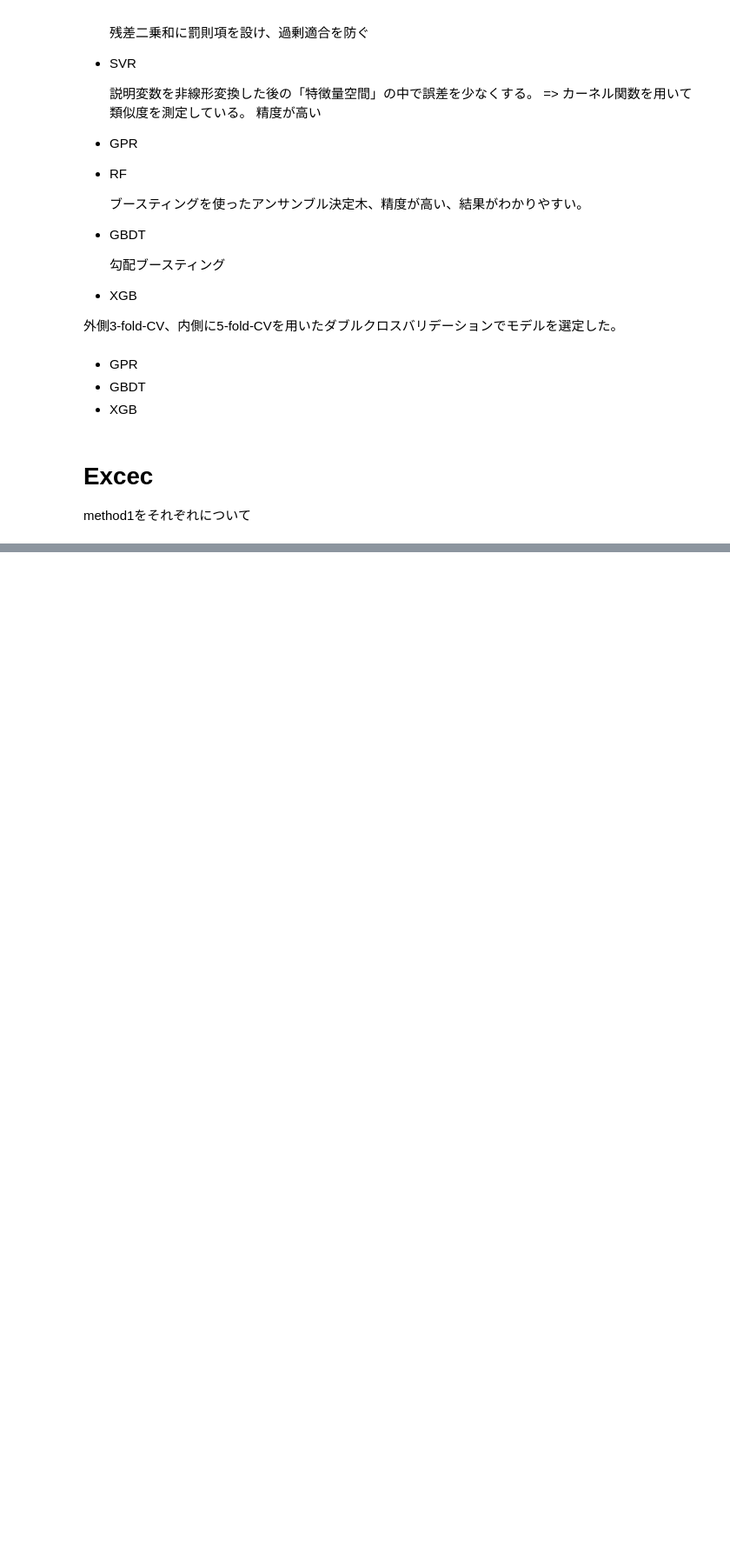
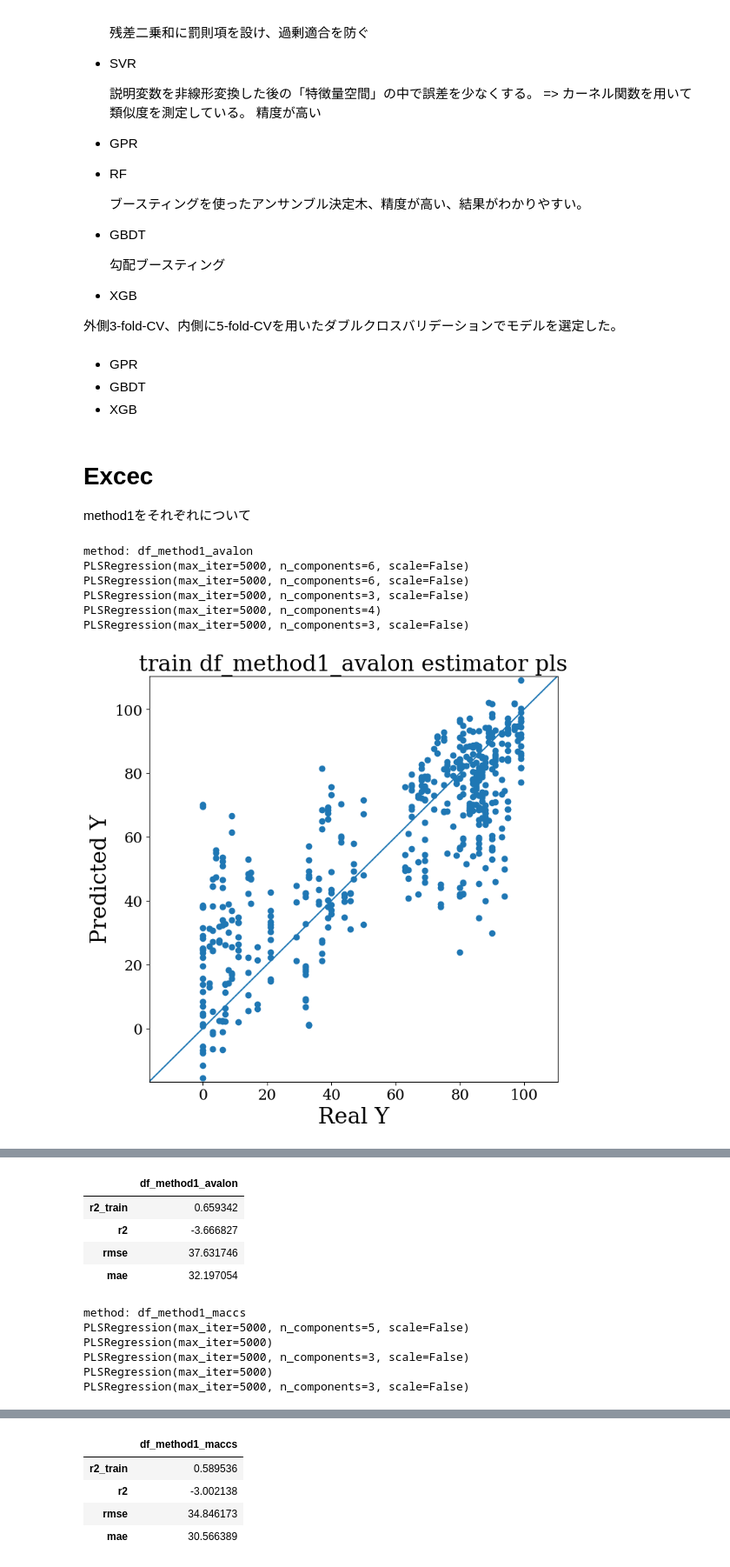
Before and after one commit to wwwyo/lab, a Jupyter notebook: exec_predict.ipynb, the cells around one changed output, grey strips where cells are left out. Shown at 87% size. Cells and saved outputs as stored; diff of their text form; code cells hidden in the pictures; blank space fills up the shorter version.

Commit message:
add: method2

```diff
--- a/exec_predict.ipynb
+++ b/exec_predict.ipynb
@@ -262,25 +262,46 @@ def exec_pls_easy():
 # Excec
 method1をそれぞれについて
 # %%
-df_method1_avalon = pd.read_csv('./data/method1/avalon.csv', index_col=0)
-df_method1_maccs = pd.read_csv('./data/method1/maccs.csv', index_col=0)
-df_method1_minhash = pd.read_csv('./data/method1/minhash.csv', index_col=0)
-df_method1_mordred_2d = pd.read_csv('./data/method1/mordred_2d.csv', index_col=0)
-df_method1_mordred_3d = pd.read_csv('./data/method1/mordred_3d.csv', index_col=0)
-df_method1_morgan_feature = pd.read_csv('./data/method1/morgan_feature.csv', index_col=0)
-df_method1_morgan = pd.read_csv('./data/method1/morgan.csv', index_col=0)
-df_method1_rdkit = pd.read_csv('./data/method1/rdkit.csv', index_col=0)
+method = 'method2'
+df_methodx_avalon = pd.read_csv('./data/method1/avalon.csv', index_col=0)
+df_methodx_maccs = pd.read_csv('./data/method1/maccs.csv', index_col=0)
+df_methodx_minhash = pd.read_csv('./data/method1/minhash.csv', index_col=0)
+df_methodx_mordred_2d = pd.read_csv('./data/method1/mordred_2d.csv', index_col=0)
+df_methodx_mordred_3d = pd.read_csv('./data/method1/mordred_3d.csv', index_col=0)
+df_methodx_morgan_feature = pd.read_csv('./data/method1/morgan_feature.csv', index_col=0)
+df_methodx_morgan = pd.read_csv('./data/method1/morgan.csv', index_col=0)
+df_methodx_rdkit = pd.read_csv('./data/method1/rdkit.csv', index_col=0)
 
 method1 = [
     df_method1_avalon,
     df_method1_maccs,
     df_method1_minhash,
-    df_method1_mordred_2d,
-    df_method1_mordred_3d,
+    # df_method1_mordred_2d,
+    # df_method1_mordred_3d,
     df_method1_morgan_feature,
     df_method1_morgan,
     df_method1_rdkit
 ]
+method1_name = [
+    "df_method1_avalon",
+    "df_method1_maccs",
+    "df_method1_minhash",
+    # "df_method1_mordred_2d",
+    # "df_method1_mordred_3d",
+    "df_method1_morgan_feature",
+    "df_method1_morgan",
+    "df_method1_rdkit"
+]
 # %%
-for df_method1 in method1:
-    X = df_method1.drop('収率(%)')
+for i in range(len(method1)):
+    X = method1[i].drop(columns=['収率(%)'])
+    y = method1[i]['収率(%)']
+    excec_pls({method1_name[i]:[X,y]})
+# %% [output]
+method: df_method1_avalon
+PLSRegression(max_iter=5000, n_components=6, scale=False)
+PLSRegression(max_iter=5000, n_components=6, scale=False)
+PLSRegression(max_iter=5000, n_components=3, scale=False)
+PLSRegression(max_iter=5000, n_components=4)
+PLSRegression(max_iter=5000, n_components=3, scale=False)
+[figure, added]
@@ -286,0 +309,11 @@ for df_method1 in method1:
+|  | df_method1_avalon |
+| r2_train | 0.659342 |
+| r2 | -3.666827 |
+| rmse | 37.631746 |
+| mae | 32.197054 |
+method: df_method1_maccs
+PLSRegression(max_iter=5000, n_components=5, scale=False)
+PLSRegression(max_iter=5000)
+PLSRegression(max_iter=5000, n_components=3, scale=False)
+PLSRegression(max_iter=5000)
+PLSRegression(max_iter=5000, n_components=3, scale=False)
@@ -286,0 +322,5 @@ for df_method1 in method1:
+|  | df_method1_maccs |
+| r2_train | 0.589536 |
+| r2 | -3.002138 |
+| rmse | 34.846173 |
+| mae | 30.566389 |
```
Also changed, not shown: parts of 4 cells of this notebook, 14 other files.
